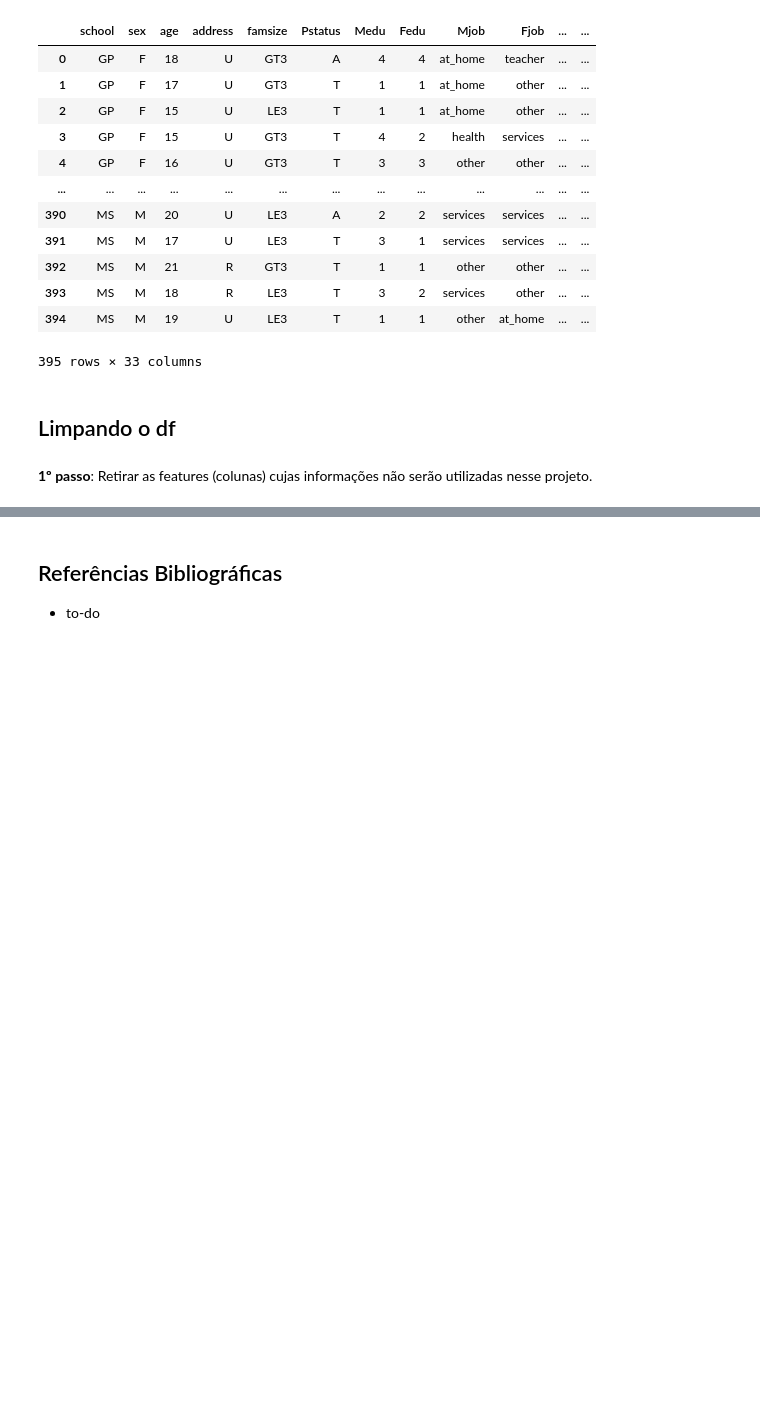
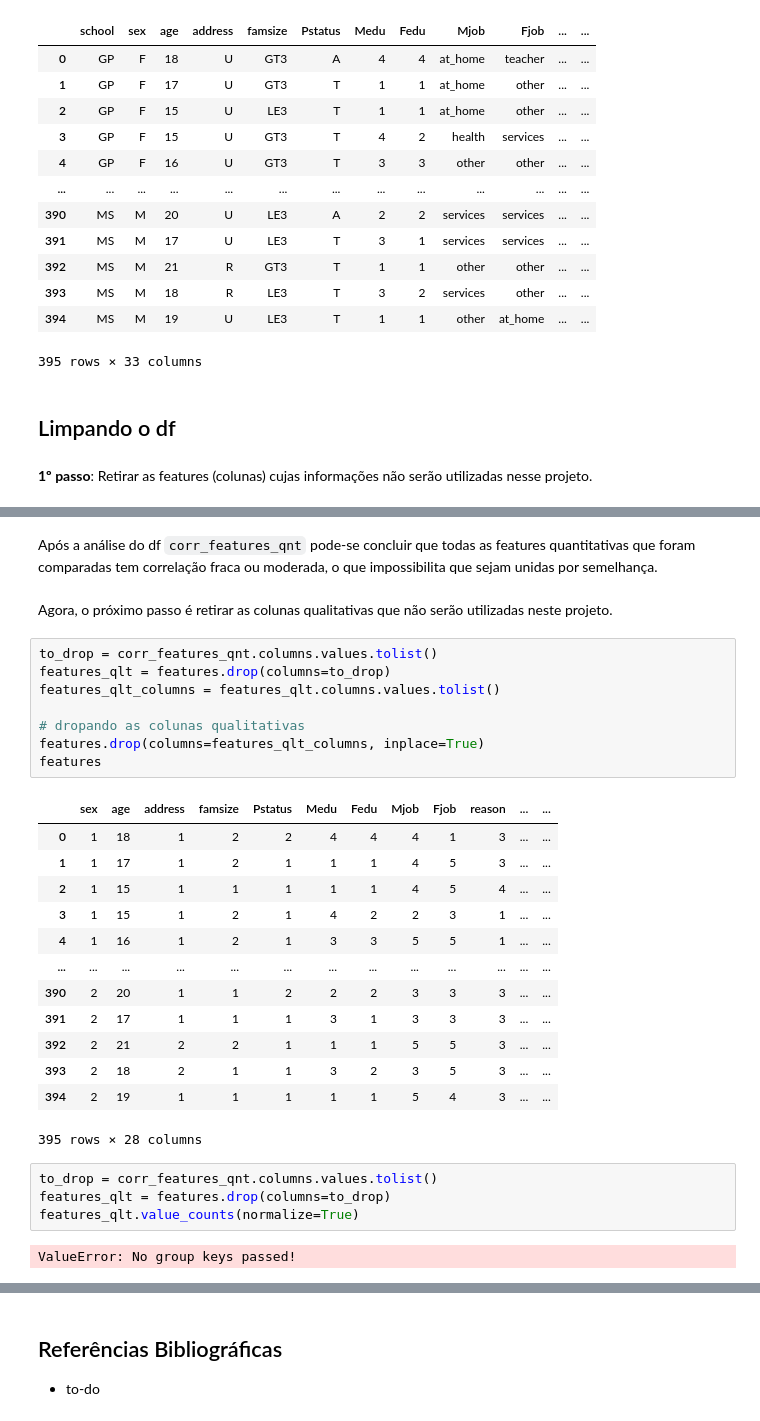
Before and after one commit to G3mha/why-students-fail-school, a Jupyter notebook: Project2.ipynb, the cells around one changed output, grey strips where cells are left out. Cells and saved outputs as stored; diff of their text form; blank space fills up the shorter version.

```diff
--- a/Project2.ipynb
+++ b/Project2.ipynb
@@ -117,0 +141,32 @@ for
+# %% [markdown]
+Após a análise do df `corr_features_qnt` pode-se concluir que todas as features quantitativas que foram comparadas tem correlação fraca ou moderada, o que impossibilita que sejam unidas por semelhança.
+# %% [markdown]
+Agora, o próximo passo é retirar as colunas qualitativas que não serão utilizadas neste projeto.
+# %%
+to_drop = corr_features_qnt.columns.values.tolist()
+features_qlt = features.drop(columns=to_drop)
+features_qlt_columns = features_qlt.columns.values.tolist()
+
+# dropando as colunas qualitativas
+features.drop(columns=features_qlt_columns, inplace=True)
+features
+# %% [output]
+|  | sex | age | address | famsize | Pstatus | Medu | Fedu | Mjob | Fjob | reason | ... | ... |
+| 0 | 1 | 18 | 1 | 2 | 2 | 4 | 4 | 4 | 1 | 3 | ... | ... |
+| 1 | 1 | 17 | 1 | 2 | 1 | 1 | 1 | 4 | 5 | 3 | ... | ... |
+| 2 | 1 | 15 | 1 | 1 | 1 | 1 | 1 | 4 | 5 | 4 | ... | ... |
+| 3 | 1 | 15 | 1 | 2 | 1 | 4 | 2 | 2 | 3 | 1 | ... | ... |
+| 4 | 1 | 16 | 1 | 2 | 1 | 3 | 3 | 5 | 5 | 1 | ... | ... |
+| ... | ... | ... | ... | ... | ... | ... | ... | ... | ... | ... | ... | ... |
+| 390 | 2 | 20 | 1 | 1 | 2 | 2 | 2 | 3 | 3 | 3 | ... | ... |
+| 391 | 2 | 17 | 1 | 1 | 1 | 3 | 1 | 3 | 3 | 3 | ... | ... |
+| 392 | 2 | 21 | 2 | 2 | 1 | 1 | 1 | 5 | 5 | 3 | ... | ... |
+| 393 | 2 | 18 | 2 | 1 | 1 | 3 | 2 | 3 | 5 | 3 | ... | ... |
+| 394 | 2 | 19 | 1 | 1 | 1 | 1 | 1 | 5 | 4 | 3 | ... | ... |
+395 rows × 28 columns
+# %%
+to_drop = corr_features_qnt.columns.values.tolist()
+features_qlt = features.drop(columns=to_drop)
+features_qlt.value_counts(normalize=True)
+# %% [output]
+ValueError: No group keys passed!
```
Also changed, not shown: parts of 12 cells of this notebook, 1 other file.
